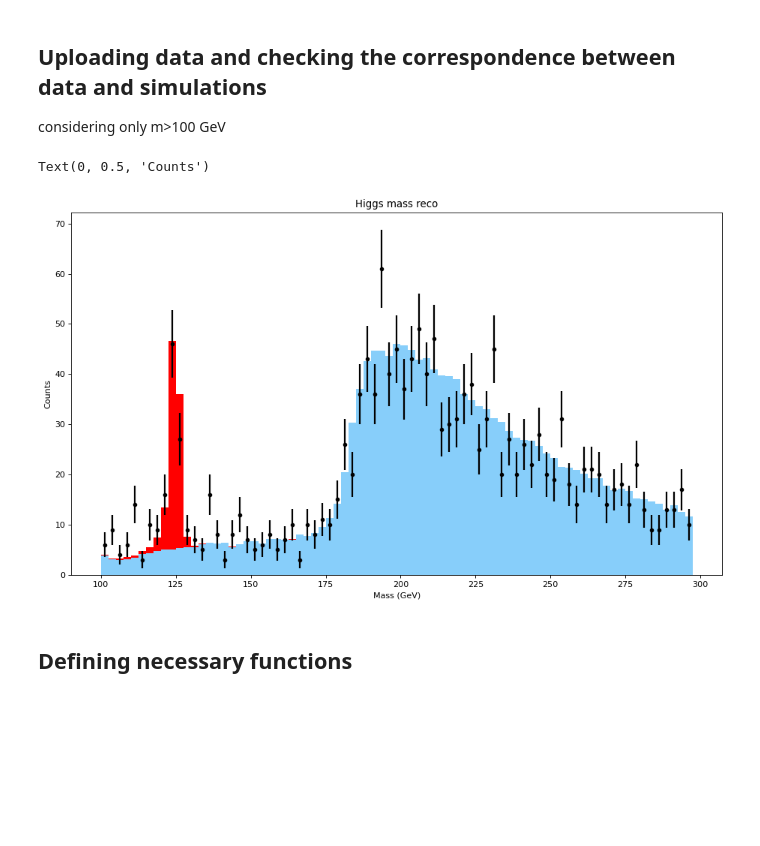
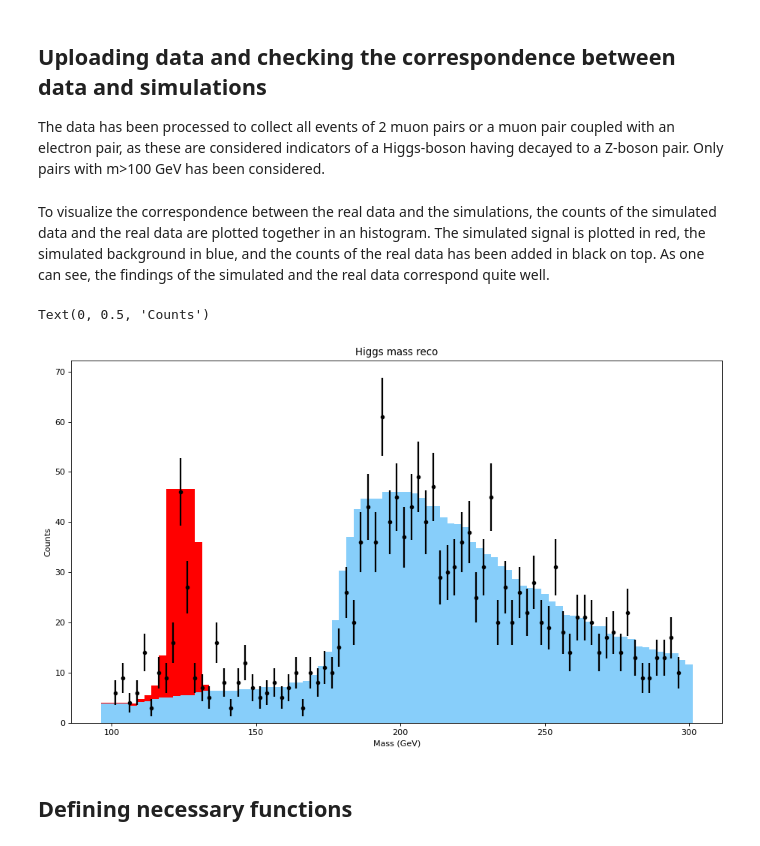
Before and after one commit to emabaci/LCP-mod.-B, a Jupyter notebook: final_project/Statistichal part.ipynb, the cells around one changed output. Cells and saved outputs as stored; diff of their text form; code cells hidden in the pictures; blank space fills up the shorter version.

```diff
--- a/final_project/Statistichal part.ipynb
+++ b/final_project/Statistichal part.ipynb
@@ -60,5 +57,5 @@ from   scipy.integrate import quad
 # %% [markdown]
 ## Uploading data and checking the correspondence between data and simulations
 
-considering only m>100 GeV
+The data has been processed to collect all events of 2 muon pairs or a muon pair coupled with an electron pair, as these are considered indicators of a Higgs-boson having decayed to a Z-boson pair. Only pairs with m>100 GeV has been considered.
 # %%
@@ -66,28 +64,32 @@ sim_signal_counts     = np.load(r'signal_counts.npy')
 sim_background_counts = np.load(r'background_counts.npy')
 true_counts           = np.load(r'true_counts.npy')
 bin_counts            = np.load(r'bins.npy')
+# %% [markdown]
+To visualize the correspondence between the real data and the simulations, the counts of the simulated data and the real data
+are plotted together in an histogram. The simulated signal is plotted in red, the simulated background in blue, and the counts of the real data has been added in black on top. As one can see, the findings of the simulated and the real data correspond quite well.
 # %%
 figure(figsize=(14, 8), dpi=80)
+width = 10
 
 bincenters = ( bin_counts[1:] + bin_counts[:-1]) / 2
 
 plt.errorbar( bincenters, true_counts,
               yerr   = np.sqrt(true_counts),
               markersize  = 8,
               fmt    = '.',
               color  = 'black',
               linewidth = 2)
 plt.bar(bincenters[0:,], sim_background_counts + sim_signal_counts ,
         color = 'red', alpha = 1,
         width = width  )
 plt.bar(bincenters[0:,], sim_background_counts ,
         color = 'lightskyblue', alpha = 1,
         width = width )
 plt.title("Higgs mass reco")
 plt.xlabel("Mass (GeV)")
 plt.ylabel("Counts")
 # %% [output]
 Text(0, 0.5, 'Counts')
-[figure, old version]
+[figure, new version]
 # %% [markdown]
 ## Defining necessary functions
```
Also changed, not shown: parts of 59 cells of this notebook.
